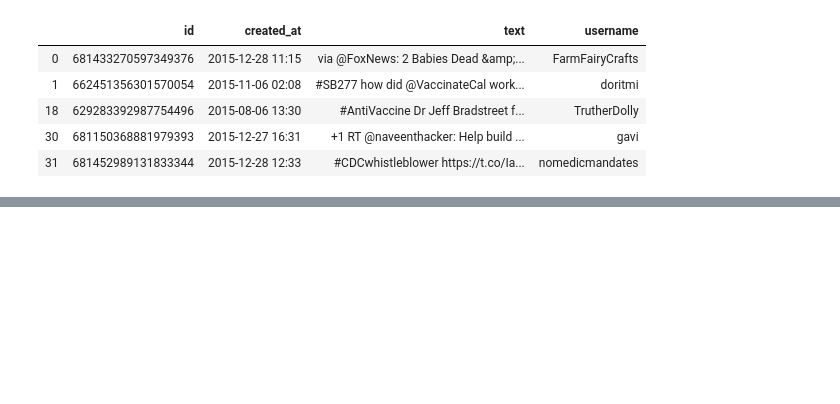
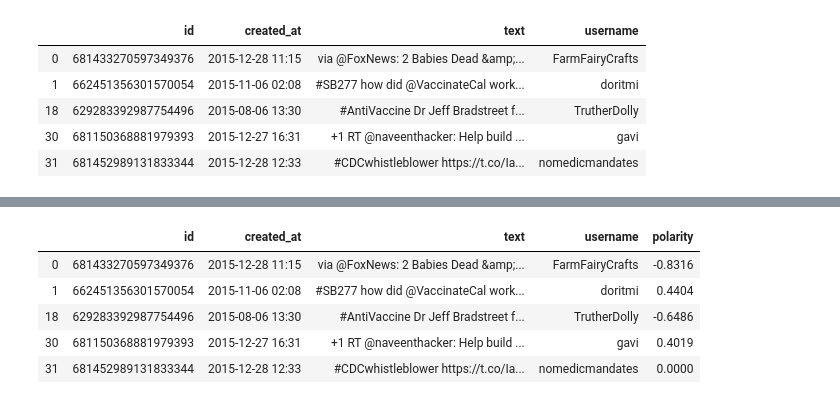
Before and after one commit to PaulCaroline/comm313_S21_Final_Project, a Jupyter notebook: data_analysis/preliminary_analysis.ipynb, the cells around one changed output, grey strips where cells are left out. Cells and saved outputs as stored; diff of their text form; code cells hidden in the pictures; blank space fills up the shorter version.

```diff
--- a/data_analysis/preliminary_analysis.ipynb
+++ b/data_analysis/preliminary_analysis.ipynb
@@ -398,0 +477,13 @@ pre_df.head().groupby('username')
+# %%
+# Object for sentiment scoring
+sid = SentimentIntensityAnalyzer()
+# %%
+pre_df['polarity'] = pre_df['text'].map(lambda t: sid.polarity_scores(t)['compound'])
+pre_df.head()
+# %% [output]
+|  | id | created_at | text | username | polarity |
+| 0 | 681433270597349376 | 2015-12-28 11:15 | via @FoxNews: 2 Babies Dead &amp;... | FarmFairyCrafts | -0.8316 |
+| 1 | 662451356301570054 | 2015-11-06 02:08 | #SB277 how did @VaccinateCal work... | doritmi | 0.4404 |
+| 18 | 629283392987754496 | 2015-08-06 13:30 | #AntiVaccine Dr Jeff Bradstreet f... | TrutherDolly | -0.6486 |
+| 30 | 681150368881979393 | 2015-12-27 16:31 | +1 RT @naveenthacker: Help build ... | gavi | 0.4019 |
+| 31 | 681452989131833344 | 2015-12-28 12:33 | #CDCwhistleblower https://t.co/Ia... | nomedicmandates | 0.0000 |
```
Also changed, not shown: parts of 11 cells of this notebook.
